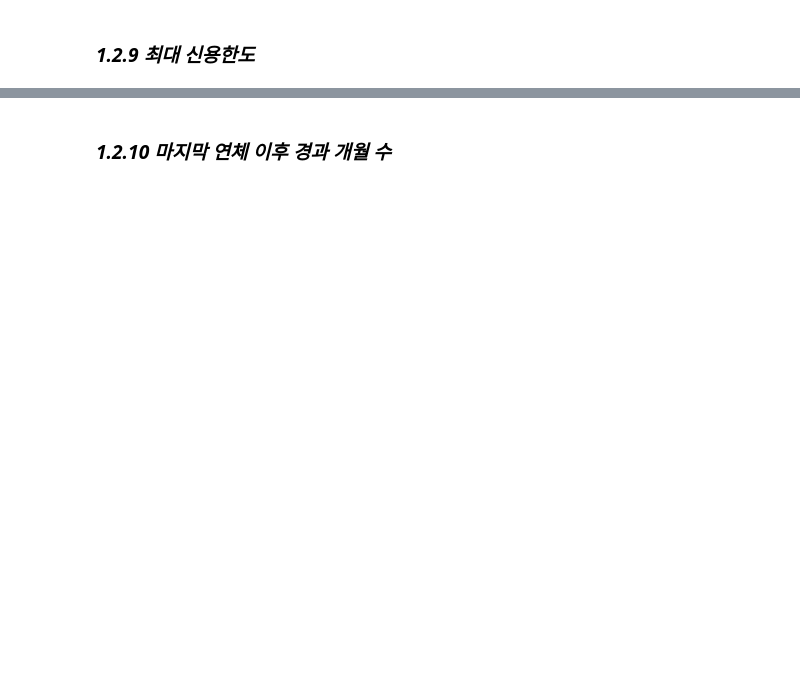
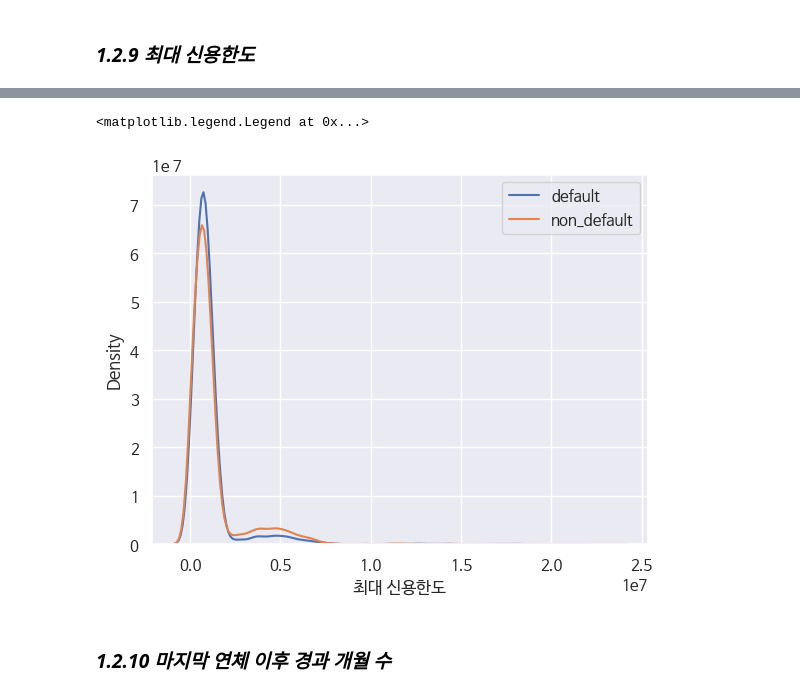
Before and after one commit to tntnu/default, a Jupyter notebook: [개인프로젝트연습]_채무불이행여부예측_1차.ipynb, the cells around one changed output, grey strips where cells are left out. Cells and saved outputs as stored; diff of their text form; code cells hidden in the pictures; blank space fills up the shorter version.

```diff
--- a/[개인프로젝트연습]_채무불이행여부예측_1차.ipynb
+++ b/[개인프로젝트연습]_채무불이행여부예측_1차.ipynb
@@ -338,2 +365,12 @@ AttributeError: Rectangle.set() got an unexpected keyword argument 'hist'
+# %%
+sns.kdeplot(default['최대 신용한도'], label = 'default')
+sns.kdeplot(non_default['최대 신용한도'], label = 'non_default')
+
+plt.legend()
+
+# 0.09 ~ 0.23 경우 불이행 가능성 높음
+# %% [output]
+<matplotlib.legend.Legend at 0x...>
+[figure, added]
 # %% [markdown]
 ### ***1.2.10 마지막 연체 이후 경과 개월 수***
```
Also changed, not shown: parts of 17 cells of this notebook.
